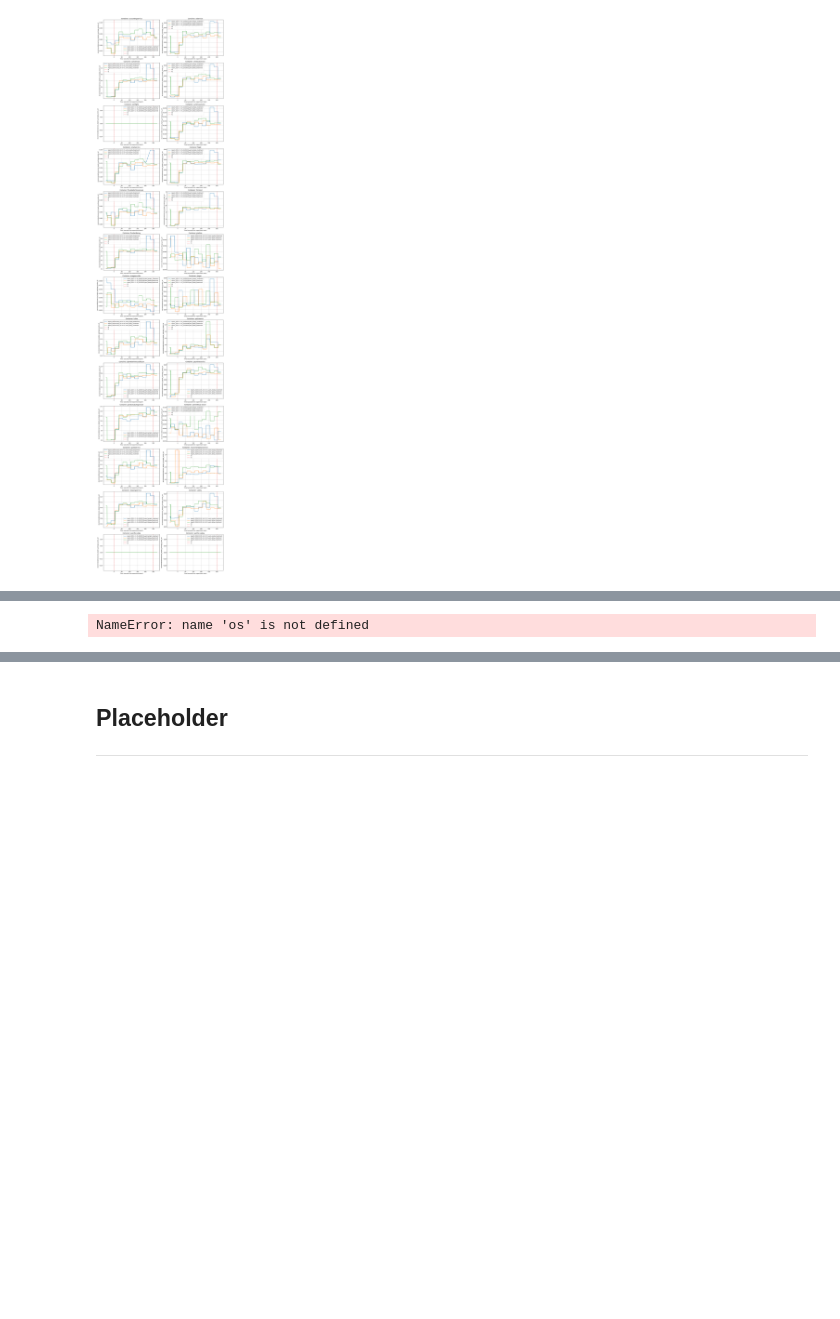
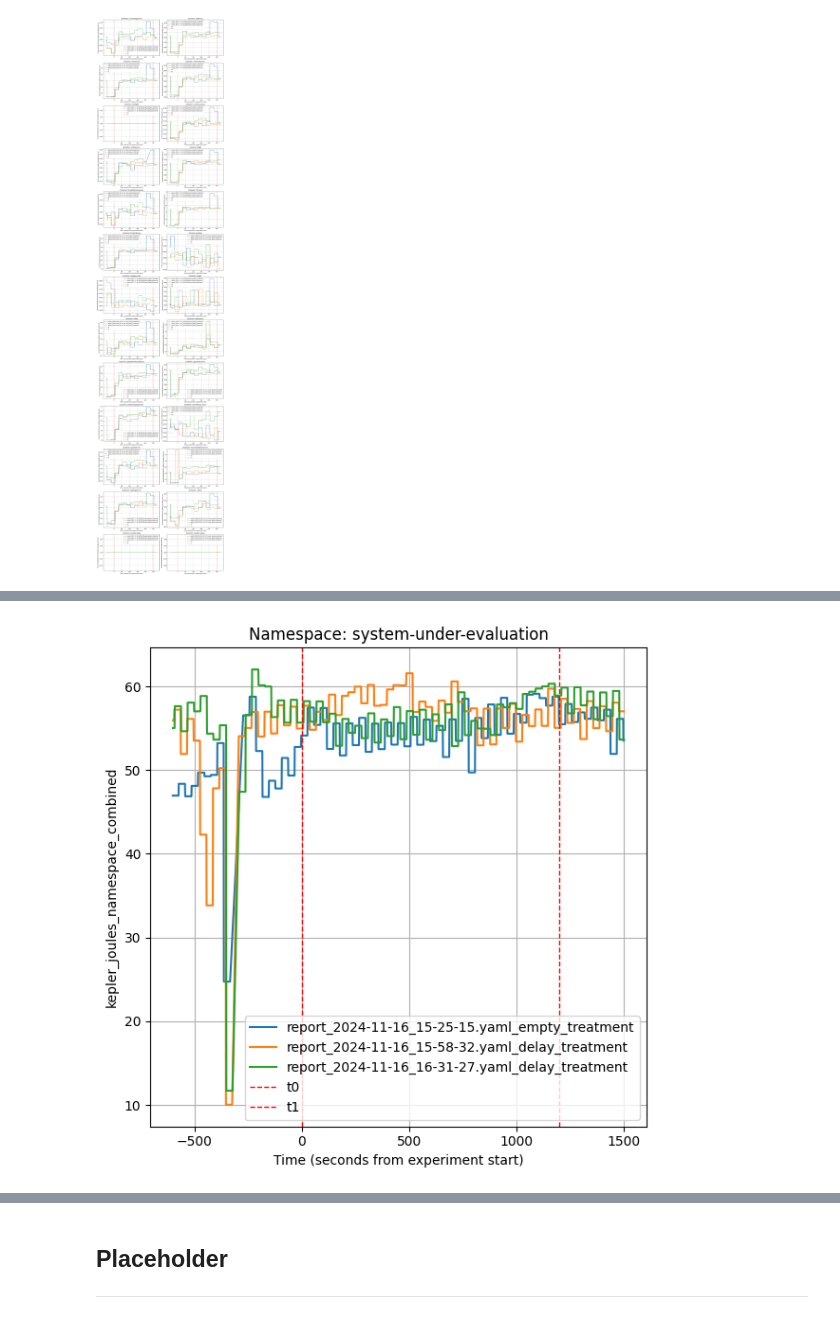
Before and after one commit to JulianLegler/goxn, a Jupyter notebook: Evaluation.ipynb, the cells around one changed output, grey strips where cells are left out. Drawn from its saved outputs; the diff is of its cells as text; code cells hidden in the pictures; blank space fills up the shorter version.

```diff
--- a/Evaluation.ipynb
+++ b/Evaluation.ipynb
@@ -288,7 +286,7 @@ def plot_kepler_metrics(combined_df, response_name, treatment_end_time, treatmen
     ax.set_title(f"Namespace: {container_namespace}")
     ax.set_xlabel("Time (seconds from experiment start)")
     ax.set_ylabel(response_name)
-    ax.set_xticks(range(0, int(treatment_end_seconds) + 1, 60))  # Show ticks every minute
+    #ax.set_xticks(range(0, int(treatment_end_seconds) + 1, 60))  # Show ticks every minute
     ax.legend()
     ax.grid()
 
@@ -374,16 +372,16 @@ Name: experiment_seconds, Length: 391, dtype: float64
 [figure]
 # %%
 # uncomment to reset cache
-cached_dataframes_kepler_namespace = []
+#cached_dataframes_kepler_namespace = []
 
 
 # Directory containing reports
 report_directory = "reports"
 treatment_names = ["delay_treatment", "empty_treatment", "increase_otel_metric_interval"]
 #                       baseline                            delay 1m                            delay 1s
-report_names = ["report_2024-11-05_16-03-31.yaml", "report_2024-11-05_16-10-58.yaml", "report_2024-11-14_16-15-23.yaml"]
+report_names = ["report_2024-11-16_15-25-15.yaml", "report_2024-11-16_15-58-32.yaml", "report_2024-11-16_16-31-27.yaml"]
 
-response_name = "recommendationservice_kepler_package_joules_namespace_combined"
+response_name = "kepler_joules_namespace_combined"
 
 cached_dataframes_kepler_namespace, combined_df, treatment_start_time, treatment_end_time = load_reports_and_normalize_time(cached_dataframes_kepler_namespace, report_directory, response_name, treatment_names, report_names)
 
@@ -400,2 +414,2 @@ Loading dataframes from reports because cached dataframes are empty.
-NameError: name 'os' is not defined
+[figure, added]
 # %% [markdown]
```
Also changed, not shown: parts of 9 cells of this notebook.
